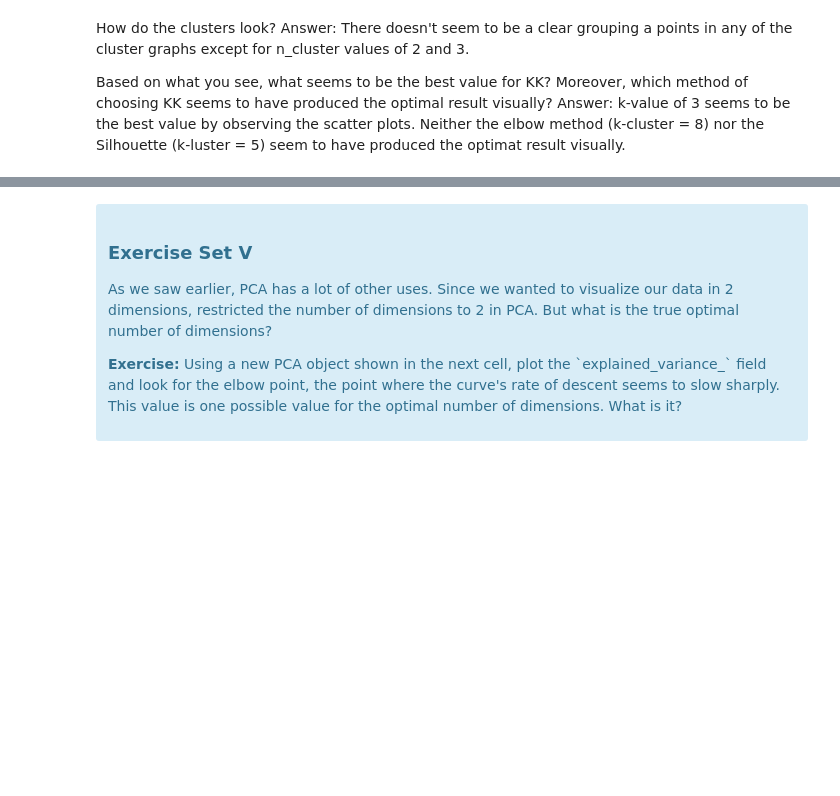
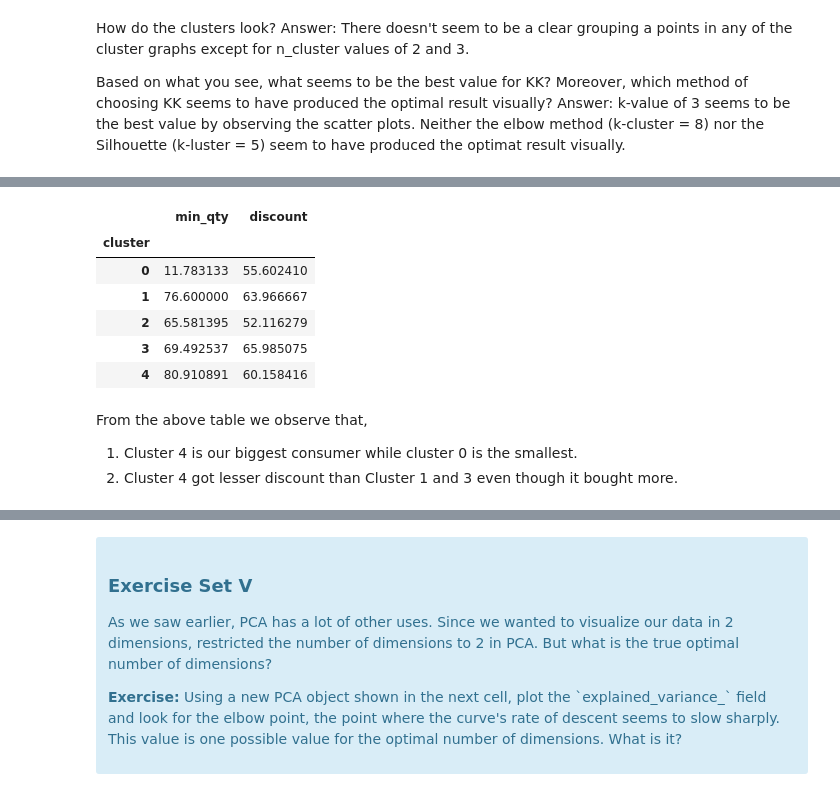
Before and after one commit to mariannetsr/springboard-1, a Jupyter notebook: clustering/Mini_Project_Clustering.ipynb, the cells around one changed output, grey strips where cells are left out. Drawn from its saved outputs; the diff is of its cells as text; code cells hidden in the pictures; blank space fills up the shorter version.

```diff
--- a/clustering/Mini_Project_Clustering.ipynb
+++ b/clustering/Mini_Project_Clustering.ipynb
@@ -467,0 +460,14 @@ Name: varietal, dtype: int64
+# %%
+df.groupby(['cluster'])[['min_qty', 'discount']].mean()
+# %% [output]
+|  | min_qty | discount |
+| cluster |  |  |
+| 0 | 11.783133 | 55.602410 |
+| 1 | 76.600000 | 63.966667 |
+| 2 | 65.581395 | 52.116279 |
+| 3 | 69.492537 | 65.985075 |
+| 4 | 80.910891 | 60.158416 |
+# %% [markdown]
+From the above table we observe that,
+1. Cluster 4 is our biggest consumer while cluster 0 is the smallest.
+2. Cluster 4 got lesser discount than Cluster 1 and 3 even though it bought more.
```
Also changed, not shown: parts of 13 cells of this notebook.
